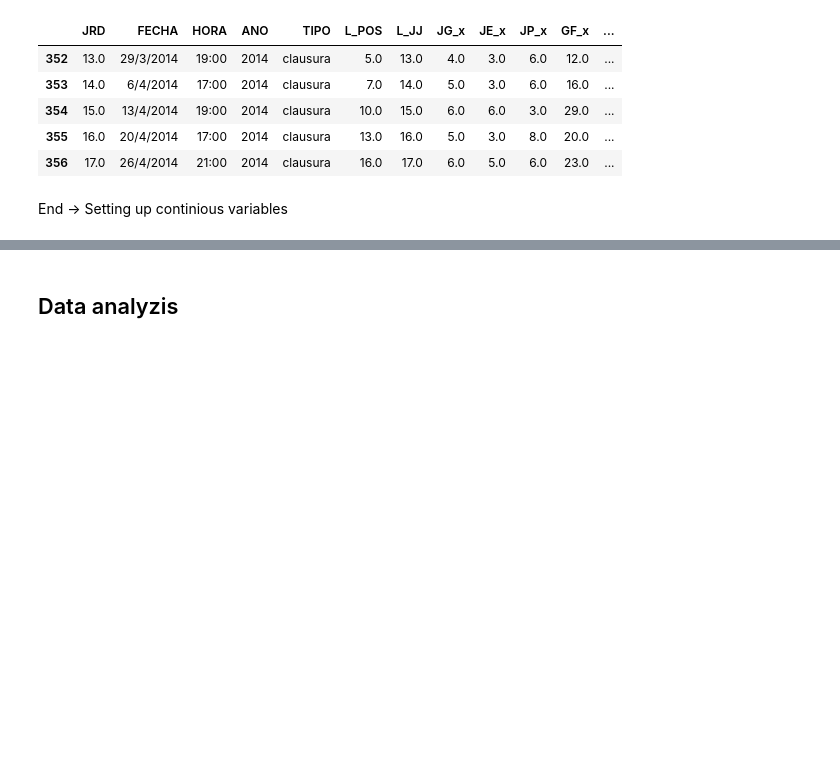
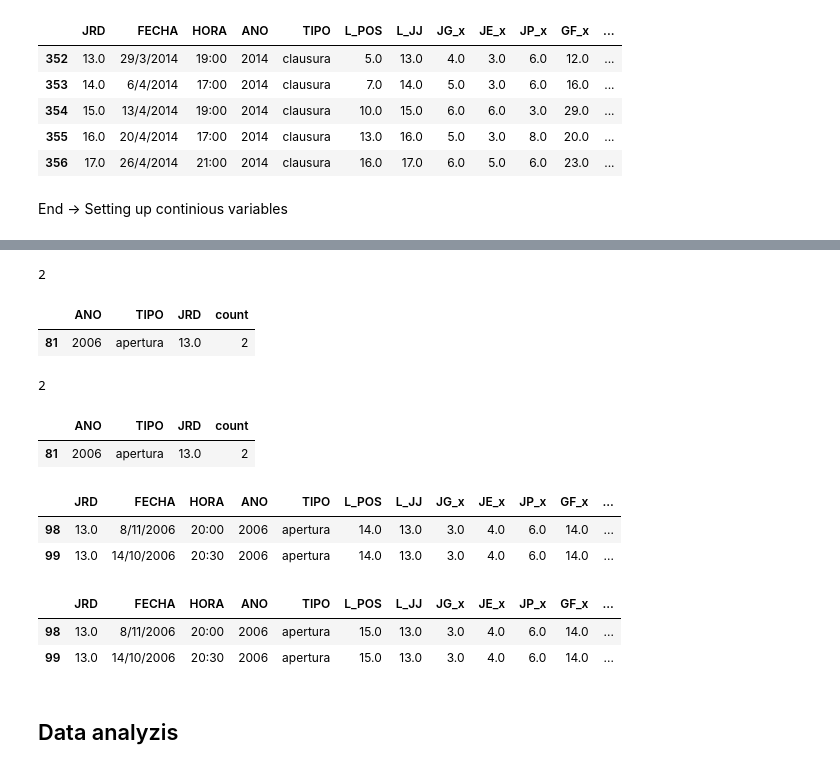
Before and after one commit to Roberto09/Match-Predictor, a Jupyter notebook: GRU-RNN V3.ipynb, the cells around one changed output, grey strips where cells are left out. Drawn from its saved outputs; the diff is of its cells as text; code cells hidden in the pictures; blank space fills up the shorter version.

```diff
--- a/GRU-RNN V3.ipynb
+++ b/GRU-RNN V3.ipynb
@@ -179,0 +272,34 @@ len(teams)
+# %%
+x = teams[6].groupby(['ANO', 'TIPO', 'JRD']).size().reset_index().rename(columns={0:'count'})
+len(x['count'].unique())
+# %% [output]
+2
+# %%
+x[x['count'] == 2]
+# %% [output]
+|  | ANO | TIPO | JRD | count |
+| 81 | 2006 | apertura | 13.0 | 2 |
+# %%
+y = teams[13].groupby(['ANO', 'TIPO', 'JRD']).size().reset_index().rename(columns={0:'count'})
+len(y['count'].unique())
+# %% [output]
+2
+# %%
+y[y['count'] == 2]
+# %% [output]
+|  | ANO | TIPO | JRD | count |
+| 81 | 2006 | apertura | 13.0 | 2 |
+# %%
+x = teams[6]
+x[(x.ANO == 2006) & (x.TIPO == 'apertura') & (x.JRD == 13.)]
+# %% [output]
+|  | JRD | FECHA | HORA | ANO | TIPO | L_POS | L_JJ | JG_x | JE_x | JP_x | GF_x | ... |
+| 98 | 13.0 | 8/11/2006 | 20:00 | 2006 | apertura | 14.0 | 13.0 | 3.0 | 4.0 | 6.0 | 14.0 | ... |
+| 99 | 13.0 | 14/10/2006 | 20:30 | 2006 | apertura | 14.0 | 13.0 | 3.0 | 4.0 | 6.0 | 14.0 | ... |
+# %%
+y = teams[13]
+y[(y.ANO == 2006) & (y.TIPO == 'apertura') & (y.JRD == 13.)]
+# %% [output]
+|  | JRD | FECHA | HORA | ANO | TIPO | L_POS | L_JJ | JG_x | JE_x | JP_x | GF_x | ... |
+| 98 | 13.0 | 8/11/2006 | 20:00 | 2006 | apertura | 15.0 | 13.0 | 3.0 | 4.0 | 6.0 | 14.0 | ... |
+| 99 | 13.0 | 14/10/2006 | 20:30 | 2006 | apertura | 15.0 | 13.0 | 3.0 | 4.0 | 6.0 | 14.0 | ... |
```
Also changed, not shown: parts of 43 cells of this notebook.
